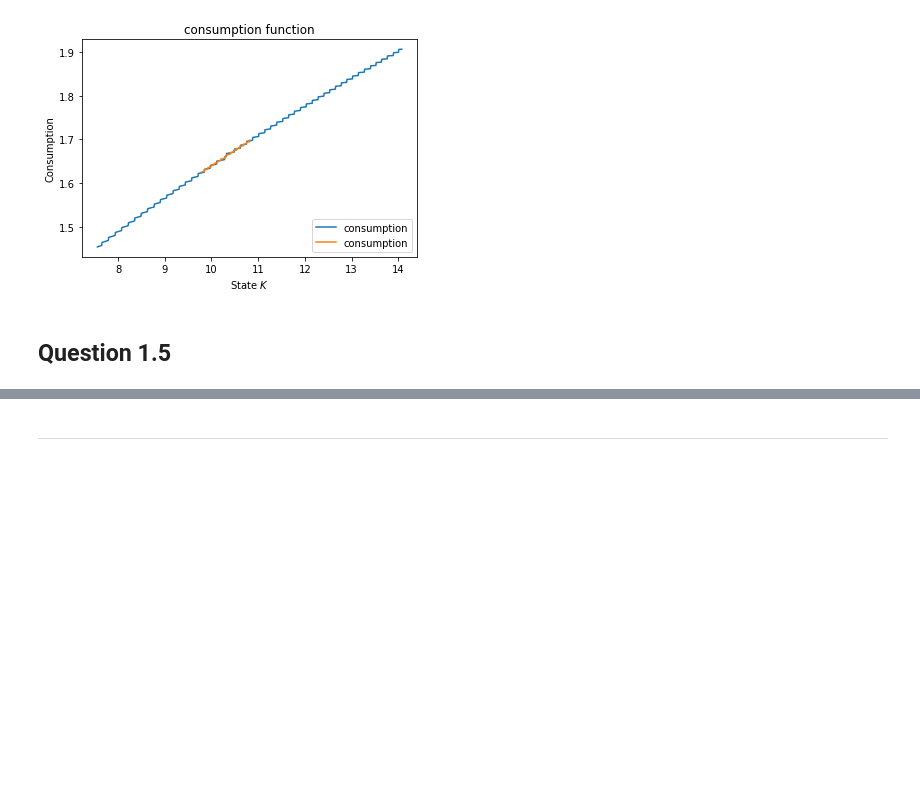
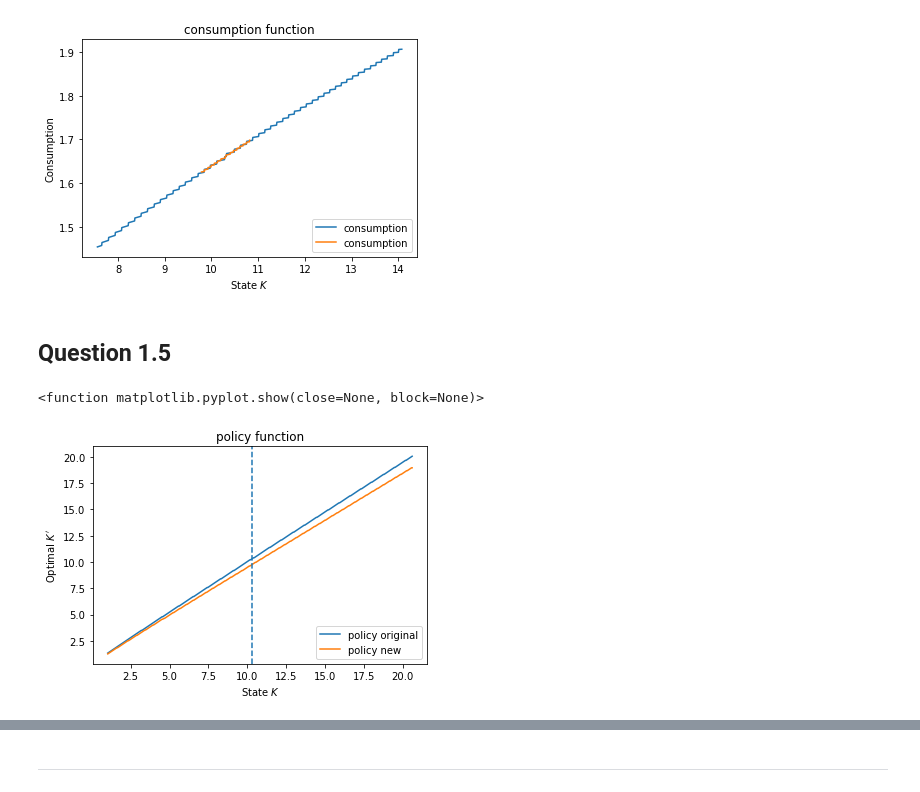
Before and after one commit to Ian-JY-Kim/Dynamic-Programming, a Jupyter notebook: Pset3-1.2-Value Function Iteration & Shooting.ipynb, the cells around one changed output, grey strips where cells are left out. Drawn from its saved outputs; the diff is of its cells as text; code cells hidden in the pictures; blank space fills up the shorter version.

```diff
--- a/Pset3-1.2-Value Function Iteration & Shooting.ipynb
+++ b/Pset3-1.2-Value Function Iteration & Shooting.ipynb
@@ -287,3 +248,37 @@ ax.legend(loc='lower right')                      # display legend
 [figure]
 # %% [markdown]
 ## Question 1.5
+# %%
+grid_500 = gridmaker(0.1*steady_K, 2*steady_K, 500)
+# %%
+delta = float(0.05)
+beta = float(0.98)
+alpha = float(1/3)
+gamma = float(2)
+A = float(1)
+
+value2_3000, policy2_3000 = value_function(grid_500, threshold_weak)
+# %%
+# (1) increased depreciation
+delta = float(0.1)
+beta = float(0.98)
+alpha = float(1/3)
+gamma = float(2)
+A = float(1)
+value_new_delta, policy_new_delta = value_function(grid_500, threshold_weak)
+# %%
+fig, ax = plt.subplots()                          # define plot
+
+ax.plot(policy2_3000.keys(), policy2_3000.values(), label = 'policy original')
+ax.plot(policy_new_delta.keys(), policy_new_delta.values(), label = 'policy new')
+
+plt.axvline(x=steady_K, linestyle = 'dashed')
+
+ax.set_title('policy function')
+ax.set(xlabel='State $K$',ylabel='Optimal $K^\prime$')          # describe axes
+ax.legend(loc='lower right')                      # display legend
+
+plt.show
+# %% [output]
+<function matplotlib.pyplot.show(close=None, block=None)>
+[figure, added]
```
Also changed, not shown: parts of 32 cells of this notebook.
